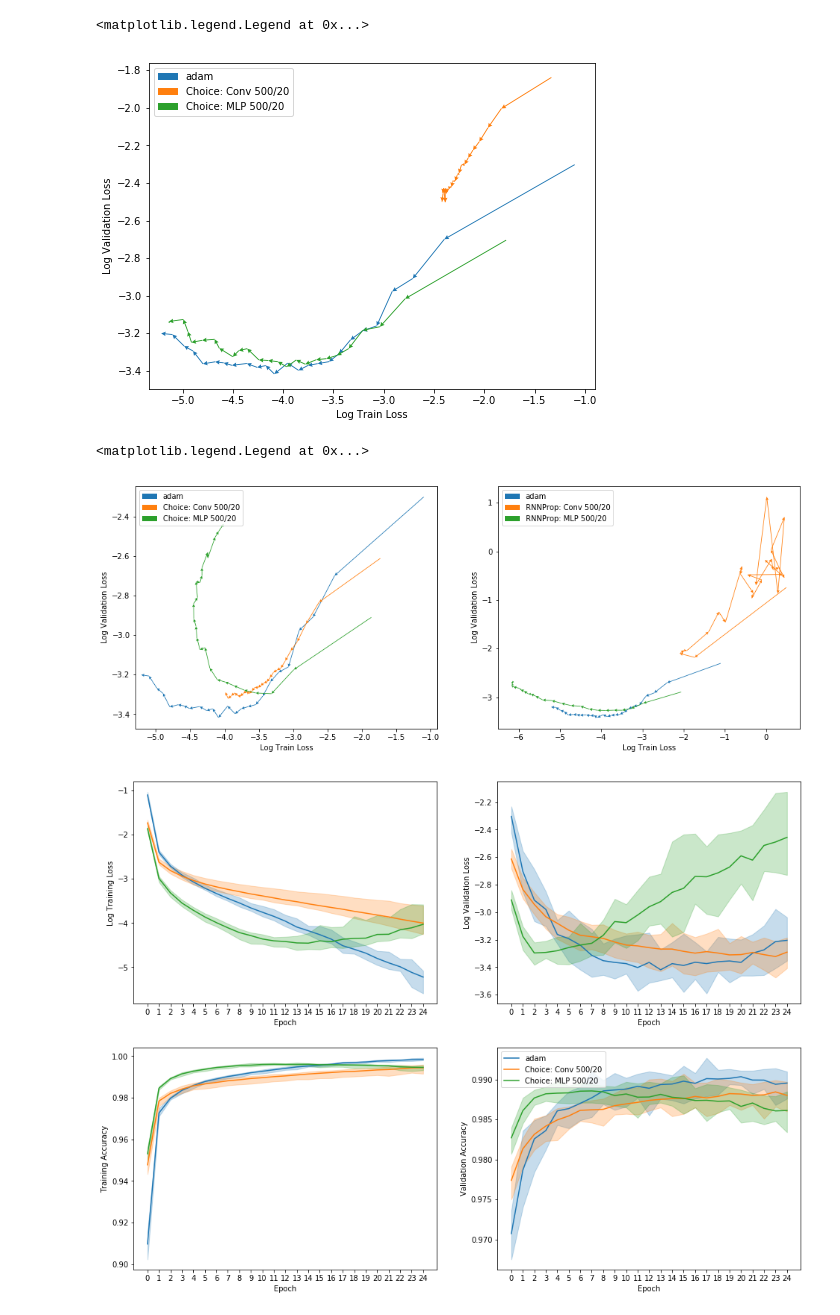
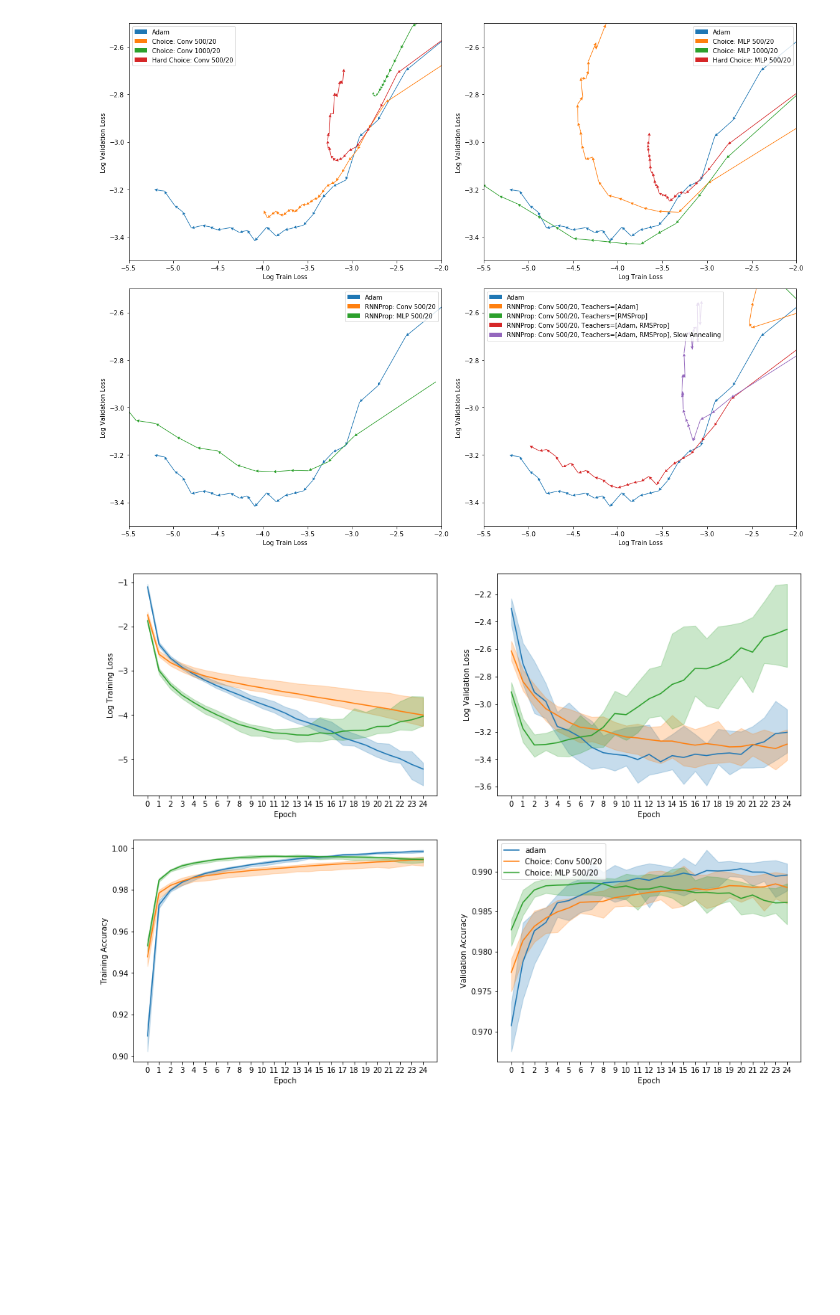
Before and after one commit to thetianshuhuang/l2o, a Jupyter notebook: Untitled.ipynb, the cells around one changed output. Cells and saved outputs as stored; diff of their text form; code cells hidden in the pictures; blank space fills up the shorter version.

```diff
--- a/Untitled.ipynb
+++ b/Untitled.ipynb
@@ -4,22 +4,20 @@ import pandas as pd
 from matplotlib import pyplot as plt
 
 import plot
-# %%
-fig, axs = plt.subplots(1, 1, figsize=(8, 6))
-plot.plot_phase(["adam", "choice-20x25C", "choice-20x25M"], axs, loss=True)
-axs.legend()
-# %% [output]
-<matplotlib.legend.Legend at 0x...>
-[figure, removed]
 # %%
-fig, axs = plt.subplots(1, 2, figsize=(16, 6))
-plot.plot_phase(["adam", "choice-20x25C", "choice-20x25M"], axs[0], loss=True)
-plot.plot_phase(["adam", "rnnprop-20x25C", "rnnprop-20x25M"], axs[1], loss=True)
-axs[0].legend()
-axs[1].legend()
+fig, axs = plt.subplots(2, 2, figsize=(16, 12))
+plot.plot_phase(["adam", "choice-20x25C", "choice-20x50C", "choice-20x25C-hard"], axs[0][0], loss=True)
+plot.plot_phase(["adam", "choice-20x25M", "choice-20x50M", "choice-20x25M-hard"], axs[0][1], loss=True)
+plot.plot_phase(["adam", "rnnprop-20x25C", "rnnprop-20x25M"], axs[1][0], loss=True)
+plot.plot_phase(["adam", "rnnprop-20x25CA", "rnnprop-20x25CR", "rnnprop-20x25CAR","rnnprop-20x25CAR-more"], axs[1][1], loss=True)
+for row in axs:
+    for ax in row:
+        ax.legend()
+        ax.set_xlim(-5.5, -2)
+        ax.set_ylim(-3.5, -2.5)
+fig.tight_layout()
 # %% [output]
-<matplotlib.legend.Legend at 0x...>
-[figure, old version]
+[figure, new version]
 # %%
 fig, axs = plt.subplots(2, 2, figsize=(16, 12))
 plot.plot_stats(["adam", "choice-20x25C", "choice-20x25M"], axs)
```
Also changed, not shown: 5 other files.
